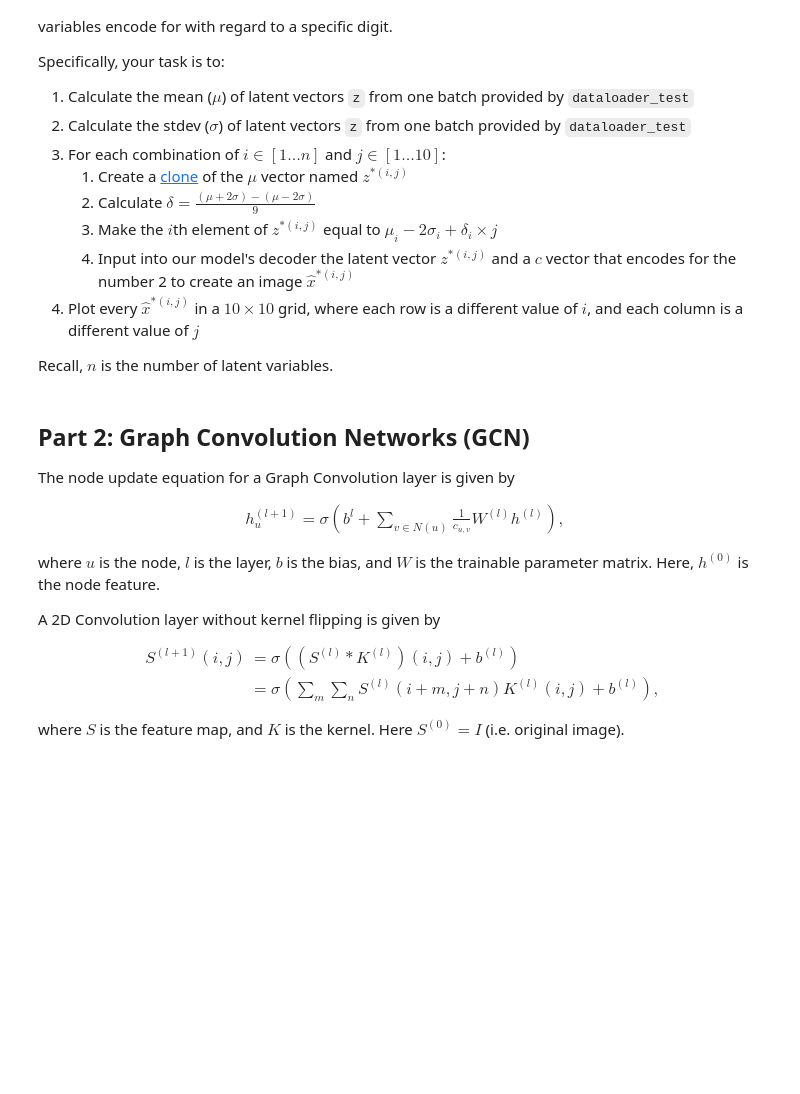
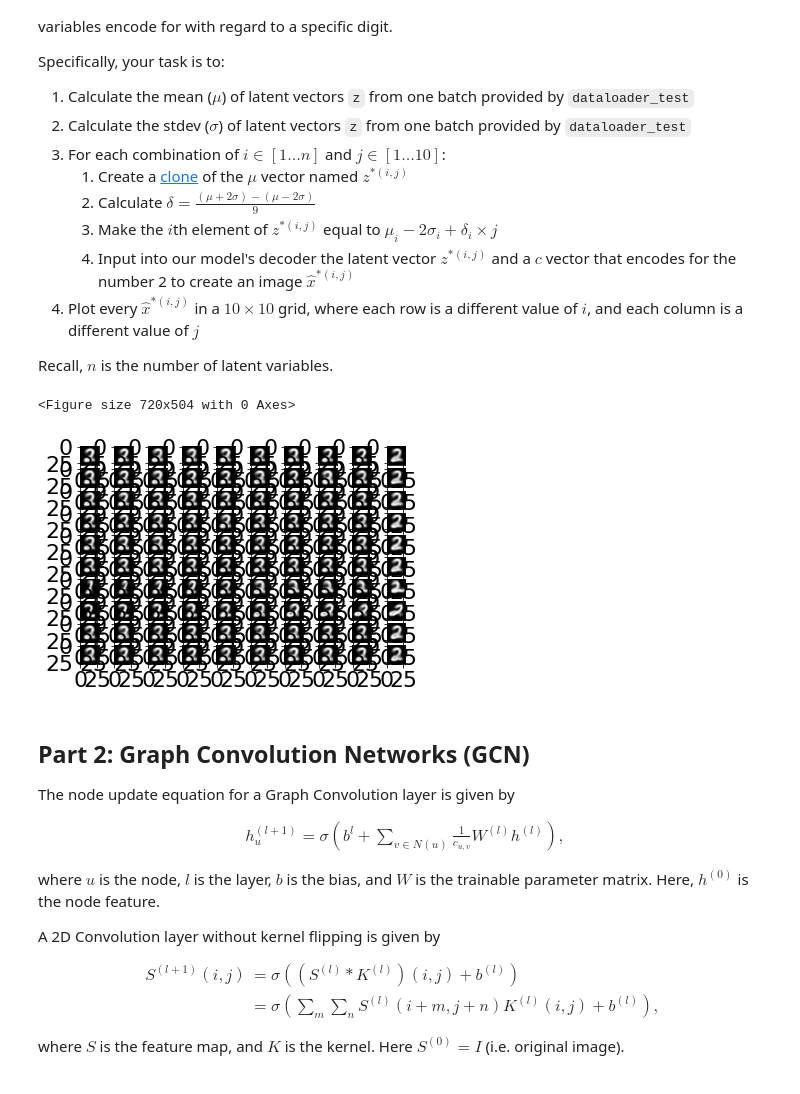
Before and after one commit to rgmartin/ECSE552-HW3, a Jupyter notebook: ECSE552_W22_H3_Release-Graham.ipynb, the cells around one changed output. Saved outputs shown, nothing was run; the diff lists cells and outputs as text; code cells hidden in the pictures; blank space fills up the shorter version.

```diff
--- a/ECSE552_W22_H3_Release-Graham.ipynb
+++ b/ECSE552_W22_H3_Release-Graham.ipynb
@@ -455,3 +452,35 @@ Recall, $n$ is the number of latent variables.
+# %%
+for batch in dataloader_test:
+  x, y = batch
+  break
+
+test_out = model(x, y)
+
+mu, logvar, z, x_hat = test_out
+
+mu, std = torch.mean(z, dim=0).detach().numpy(), torch.std(z, dim=0).detach().numpy()
+
+c = torch.zeros(10)
+c[2] = 1.0
+
+mu = torch.mean(z, dim=0).detach().numpy()
+std = torch.std(z, dim=0).detach().numpy()
+
+delta = ((mu + 2*std) - (mu - 2*std))/9
+
+plt.figure(figsize=(10, 7))
+fig, ax = plt.subplots(10, 10)
+
+for i in range(0, 10):
+    z_ij = mu.copy()
+    for j in range(0, 10):
+        z_ij[i] = mu[i] - 2*std[i] + delta[i]*j
+        z_c = torch.cat((torch.Tensor(z_ij), c), 0)
+        x_ij = model.decoder(z_c)
+        ax[i, j].imshow(x_ij.reshape(28,28).cpu().detach().numpy(), cmap='Greys_r')
+# %% [output]
+<Figure size 720x504 with 0 Axes>
+[figure, added]
 # %% [markdown]
 ## Part 2: Graph Convolution Networks (GCN)
 
```
Also changed, not shown: parts of 5 cells of this notebook.
